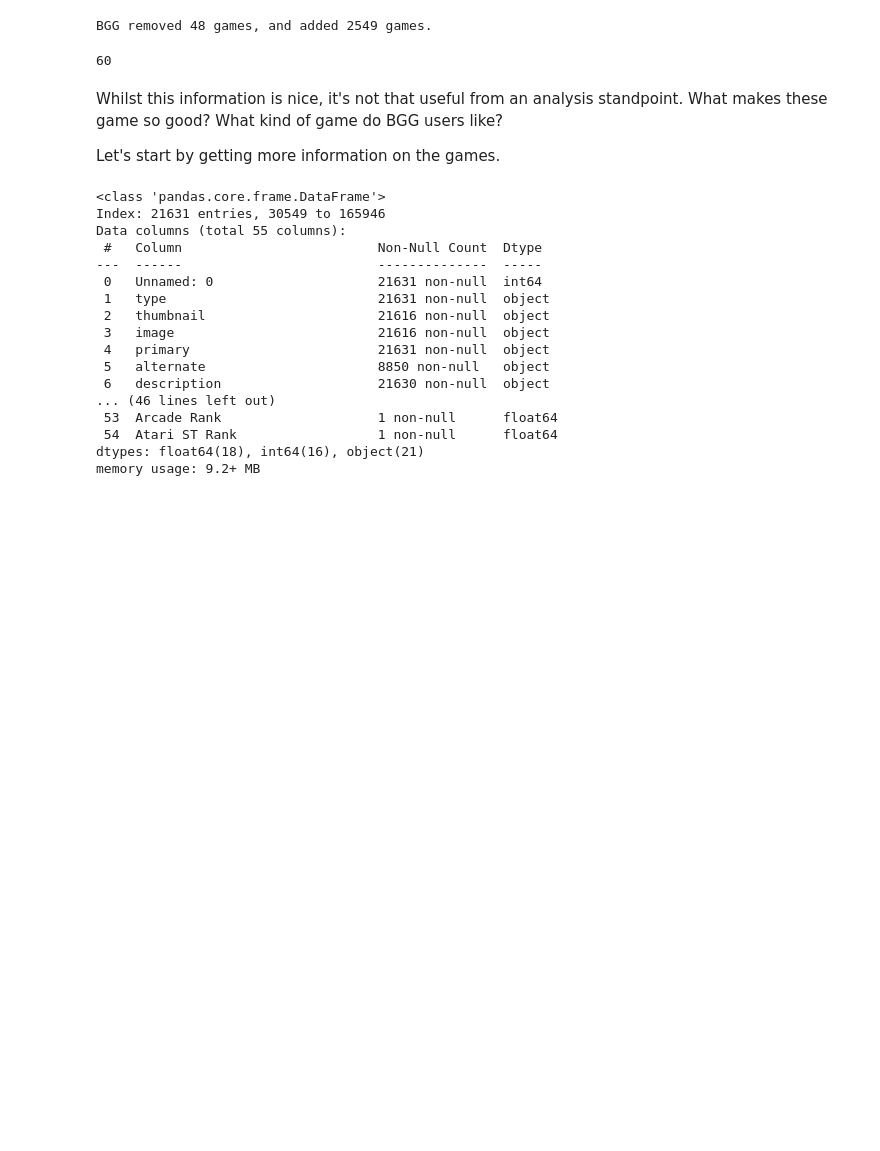
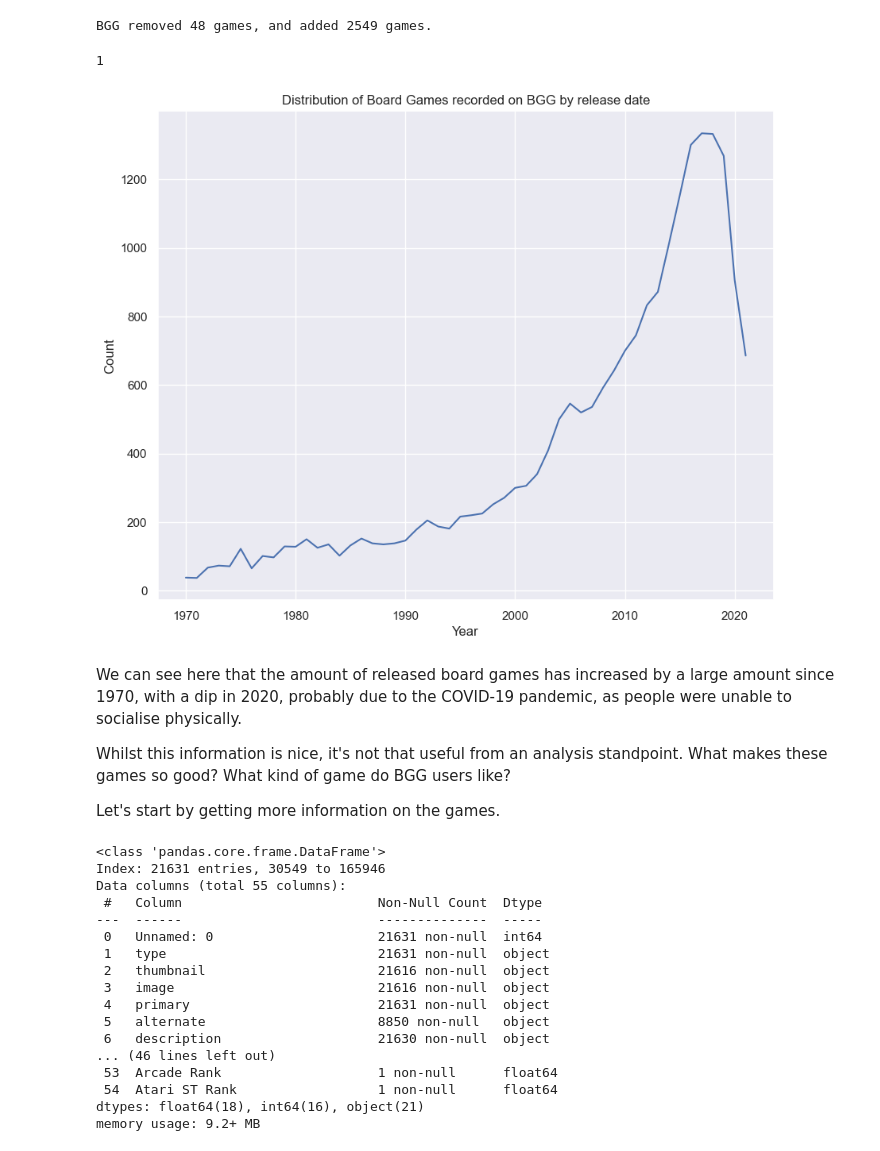
Before and after one commit to J-Zoo99/portfolio, a Jupyter notebook: BoardGameGeek.ipynb, the cells around one changed output. Cells and saved outputs as stored; diff of their text form; code cells hidden in the pictures; blank space fills up the shorter version.

```diff
--- a/BoardGameGeek.ipynb
+++ b/BoardGameGeek.ipynb
@@ -234,15 +234,28 @@ print(f"BGG removed {removed_no} games, and added {added_no} games.")
 BGG removed 48 games, and added 2549 games.
 # %%
 # What year were the most games released?
-years_srs = df_22['Year'].value_counts()
-years_srs.head(1)
-
+display(years_srs = df_22['Year'].value_counts())
 #How many years have the fewest games?
 years_srs[years_srs == years_srs.min()].count()
 # %% [output]
-60
+1
+# %%
+years_srs.sort_index(inplace = True)
+years_srs = years_srs.loc[1970:2021]
+# %%
+#What the distribution of board games like, in terms of release date?
+sns.set_theme()
+plt.figure(figsize=(10,8))
+year_distrib = sns.lineplot(x = years_srs.index,y=years_srs.values, legend = False)
+plt.title("Distribution of Board Games recorded on BGG by release date")
+plt.ylabel('Count')
+plt.show()
+# %% [output]
+[figure, added]
 # %% [markdown]
-Whilst this information is nice, it's not that useful from an analysis standpoint. What makes these game so good? What kind of game do BGG users like?
+We can see here that the amount of released board games has increased by a large amount since 1970, with a dip in 2020, probably due to the COVID-19 pandemic, as people were unable to socialise physically.
+
+Whilst this information is nice, it's not that useful from an analysis standpoint. What makes these games so good? What kind of game do BGG users like?
 
 Let's start by getting more information on the games.
 # %%
```
Also changed, not shown: parts of 6 cells of this notebook, 1 other file.
